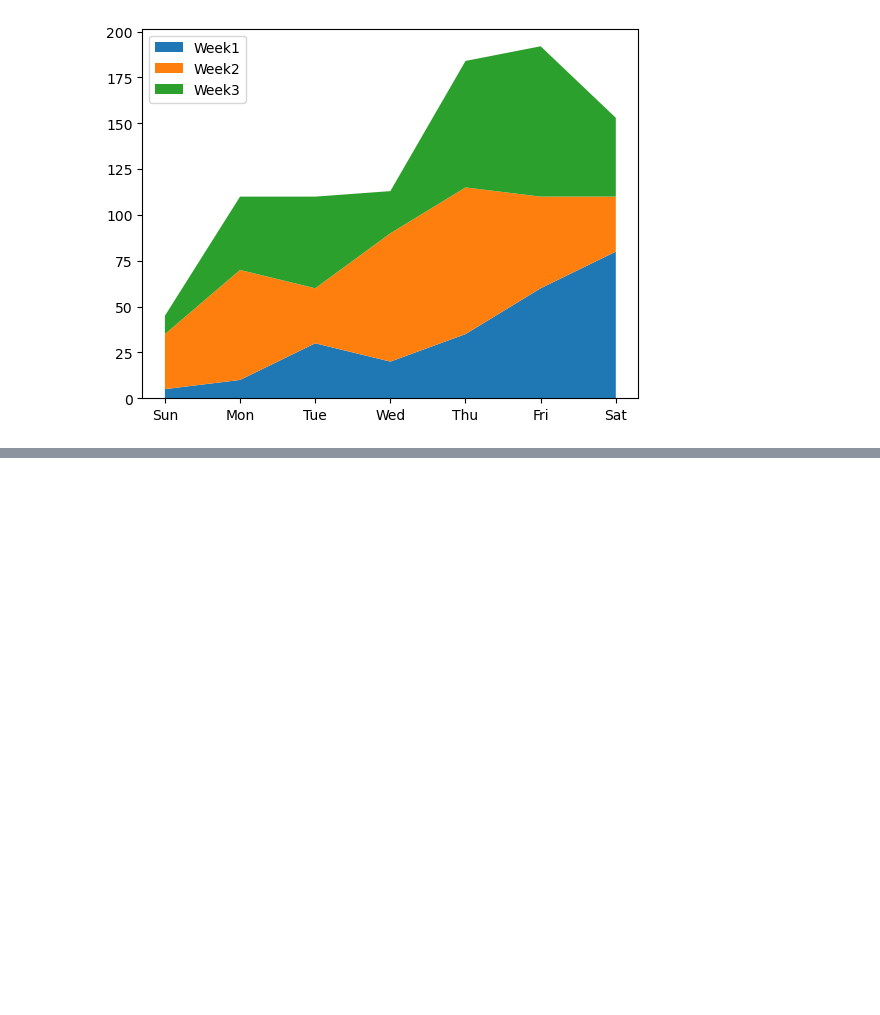
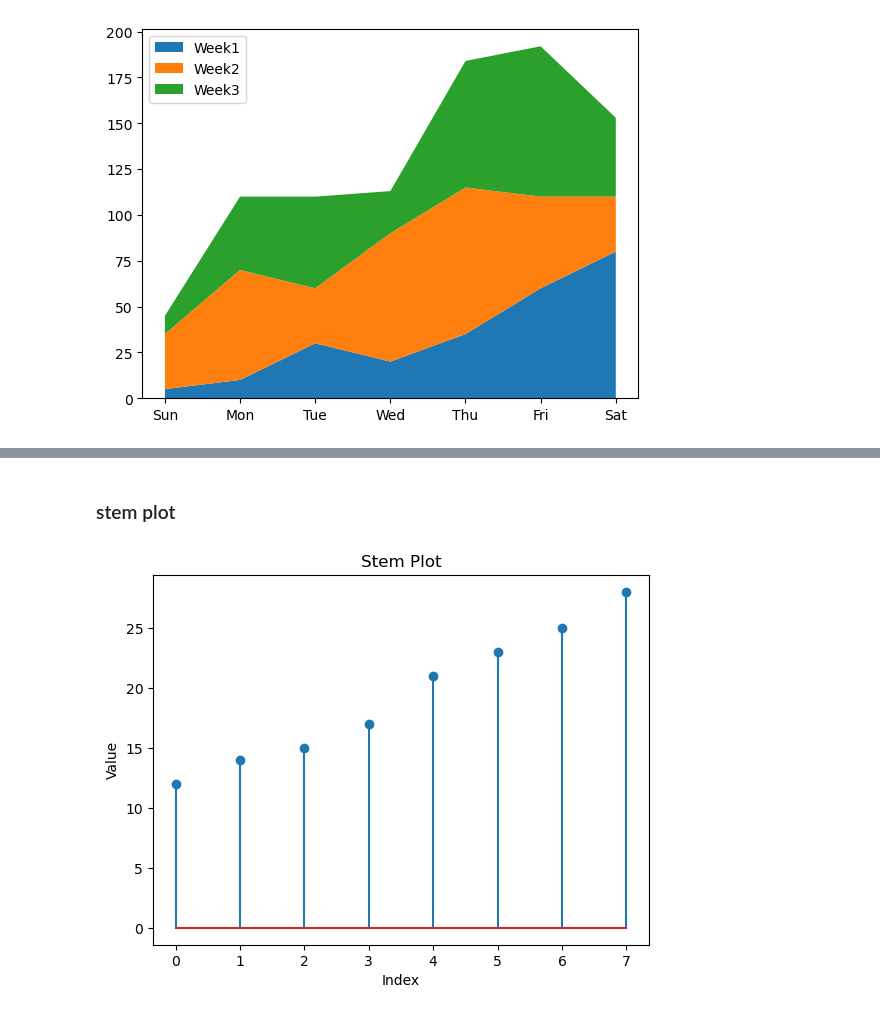
Before and after one commit to rohanmendon26-byte/Placement-Training, a Jupyter notebook: Data Visualization/visualizationPhase1.ipynb, the cells around one changed output, grey strips where cells are left out. Saved outputs shown, nothing was run; the diff lists cells and outputs as text; code cells hidden in the pictures; blank space fills up the shorter version.

```diff
--- a/Data Visualization/visualizationPhase1.ipynb
+++ b/Data Visualization/visualizationPhase1.ipynb
@@ -205,0 +219,14 @@ plt.legend()
+# %% [markdown]
+### stem plot
+# %%
+import matplotlib.pyplot as plt
+
+data = [12, 14, 15, 17, 21, 23, 25, 28]
+
+plt.stem(data)
+plt.title("Stem Plot")
+plt.xlabel("Index")
+plt.ylabel("Value")
+plt.show()
+# %% [output]
+[figure, added]
```
Also changed, not shown: parts of 2 cells of this notebook, 5 other files.
